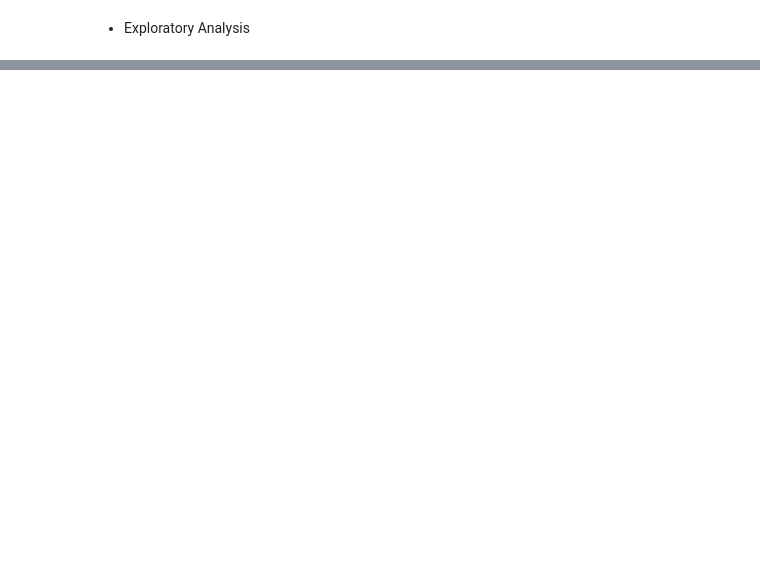
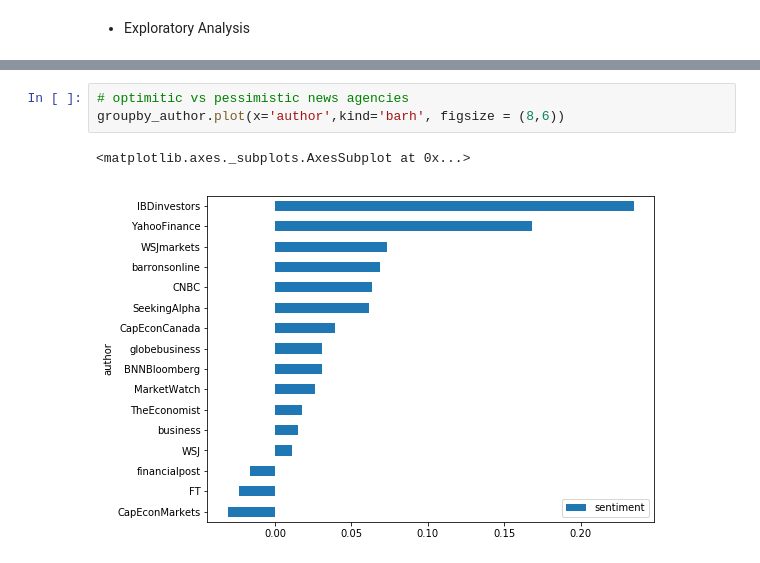
Before and after one commit to maoyuanli/gtahouse, a Jupyter notebook: sentrendus_report.ipynb, the cells around one changed output, grey strips where cells are left out. Cells and saved outputs as stored; diff of their text form; blank space fills up the shorter version.

```diff
--- a/sentrendus_report.ipynb
+++ b/sentrendus_report.ipynb
@@ -103,0 +91,6 @@ focus['sentiment'].mean()
+# %%
+# optimitic vs pessimistic news agencies
+groupby_author.plot(x='author',kind='barh', figsize = (8,6))
+# %% [output]
+<matplotlib.axes._subplots.AxesSubplot at 0x...>
+[figure, added]
```
Also changed, not shown: parts of 16 cells of this notebook.
